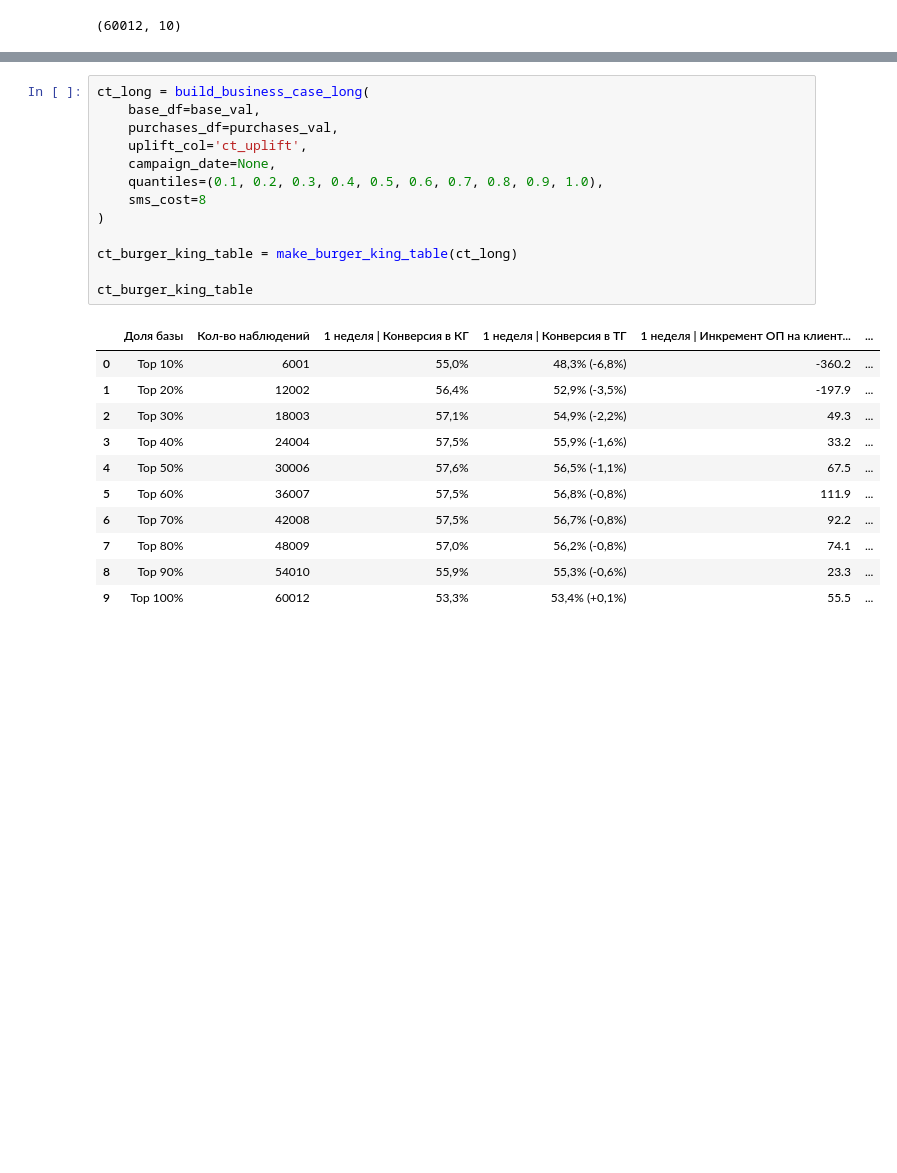
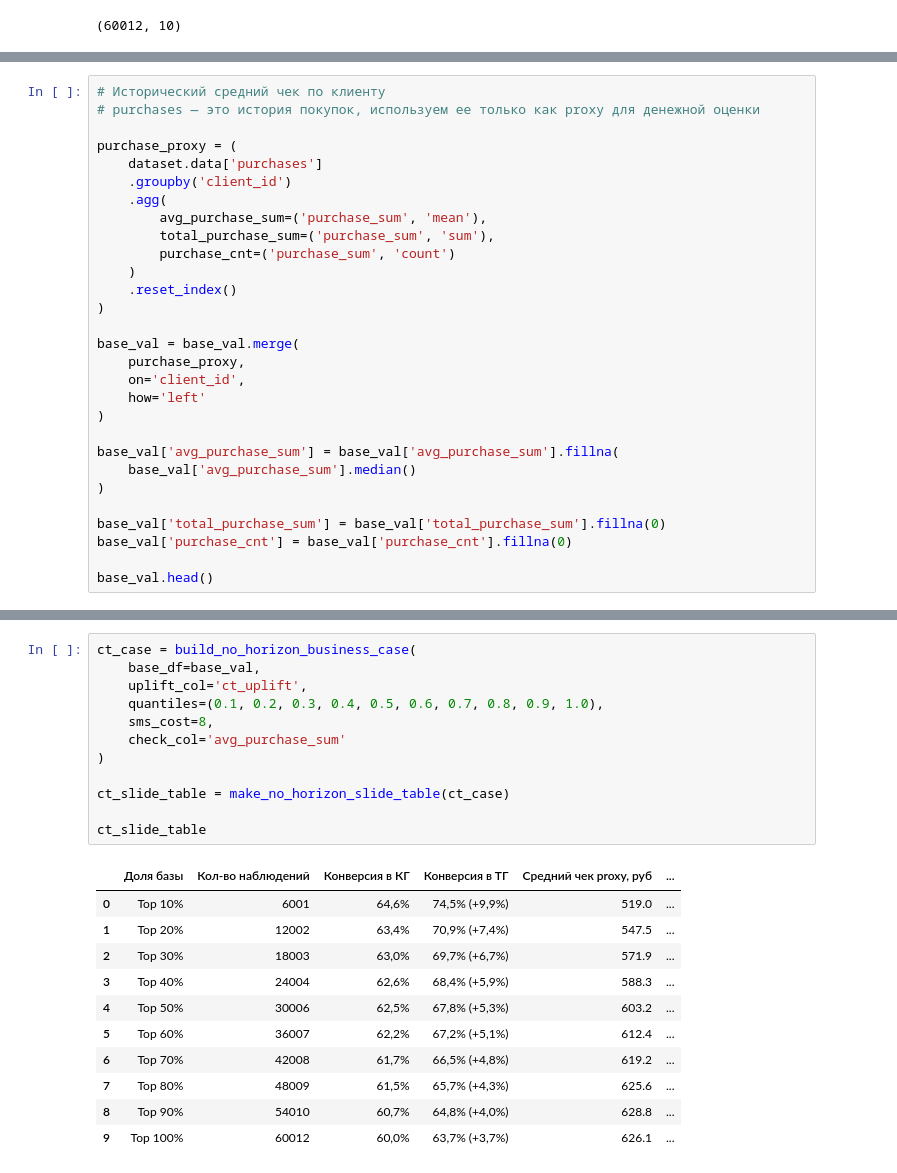
Before and after one commit to Romashka8/UpliftNinja, a Jupyter notebook: business-case.ipynb, the cells around one changed output, grey strips where cells are left out. Cells and saved outputs as stored; diff of their text form; blank space fills up the shorter version.

```diff
--- a/business-case.ipynb
+++ b/business-case.ipynb
@@ -439,0 +508,29 @@ print(purchases_val.shape)
+# %%
+# Исторический средний чек по клиенту
+# purchases — это история покупок, используем ее только как proxy для денежной оценки
+
+purchase_proxy = (
+    dataset.data['purchases']
+    .groupby('client_id')
+    .agg(
+        avg_purchase_sum=('purchase_sum', 'mean'),
+        total_purchase_sum=('purchase_sum', 'sum'),
+        purchase_cnt=('purchase_sum', 'count')
+    )
+    .reset_index()
+)
+
+base_val = base_val.merge(
+    purchase_proxy,
+    on='client_id',
+    how='left'
+)
+
+base_val['avg_purchase_sum'] = base_val['avg_purchase_sum'].fillna(
+    base_val['avg_purchase_sum'].median()
+)
+
+base_val['total_purchase_sum'] = base_val['total_purchase_sum'].fillna(0)
+base_val['purchase_cnt'] = base_val['purchase_cnt'].fillna(0)
+
+base_val.head()
@@ -465,25 +568,24 @@ dml_burger_king_table
 # %%
-ct_long = build_business_case_long(
+ct_case = build_no_horizon_business_case(
     base_df=base_val,
-    purchases_df=purchases_val,
     uplift_col='ct_uplift',
-    campaign_date=None,
     quantiles=(0.1, 0.2, 0.3, 0.4, 0.5, 0.6, 0.7, 0.8, 0.9, 1.0),
-    sms_cost=8
+    sms_cost=8,
+    check_col='avg_purchase_sum'
 )
 
-ct_burger_king_table = make_burger_king_table(ct_long)
+ct_slide_table = make_no_horizon_slide_table(ct_case)
 
-ct_burger_king_table
+ct_slide_table
 # %% [output]
-|  | Доля базы | Кол-во наблюдений | 1 неделя | Конверсия в КГ | 1 неделя | Конверсия в ТГ | 1 неделя | Инкремент ОП на клиент... | ... |
-| 0 | Top 10% | 6001 | 55,0% | 48,3% (-6,8%) | -360.2 | ... |
-| 1 | Top 20% | 12002 | 56,4% | 52,9% (-3,5%) | -197.9 | ... |
-| 2 | Top 30% | 18003 | 57,1% | 54,9% (-2,2%) | 49.3 | ... |
-| 3 | Top 40% | 24004 | 57,5% | 55,9% (-1,6%) | 33.2 | ... |
-| 4 | Top 50% | 30006 | 57,6% | 56,5% (-1,1%) | 67.5 | ... |
-| 5 | Top 60% | 36007 | 57,5% | 56,8% (-0,8%) | 111.9 | ... |
-| 6 | Top 70% | 42008 | 57,5% | 56,7% (-0,8%) | 92.2 | ... |
-| 7 | Top 80% | 48009 | 57,0% | 56,2% (-0,8%) | 74.1 | ... |
-| 8 | Top 90% | 54010 | 55,9% | 55,3% (-0,6%) | 23.3 | ... |
-| 9 | Top 100% | 60012 | 53,3% | 53,4% (+0,1%) | 55.5 | ... |
+|  | Доля базы | Кол-во наблюдений | Конверсия в КГ | Конверсия в ТГ | Средний чек proxy, руб | ... |
+| 0 | Top 10% | 6001 | 64,6% | 74,5% (+9,9%) | 519.0 | ... |
+| 1 | Top 20% | 12002 | 63,4% | 70,9% (+7,4%) | 547.5 | ... |
+| 2 | Top 30% | 18003 | 63,0% | 69,7% (+6,7%) | 571.9 | ... |
+| 3 | Top 40% | 24004 | 62,6% | 68,4% (+5,9%) | 588.3 | ... |
+| 4 | Top 50% | 30006 | 62,5% | 67,8% (+5,3%) | 603.2 | ... |
+| 5 | Top 60% | 36007 | 62,2% | 67,2% (+5,1%) | 612.4 | ... |
+| 6 | Top 70% | 42008 | 61,7% | 66,5% (+4,8%) | 619.2 | ... |
+| 7 | Top 80% | 48009 | 61,5% | 65,7% (+4,3%) | 625.6 | ... |
+| 8 | Top 90% | 54010 | 60,7% | 64,8% (+4,0%) | 628.8 | ... |
+| 9 | Top 100% | 60012 | 60,0% | 63,7% (+3,7%) | 626.1 | ... |
```
Also changed, not shown: parts of 24 cells of this notebook.
